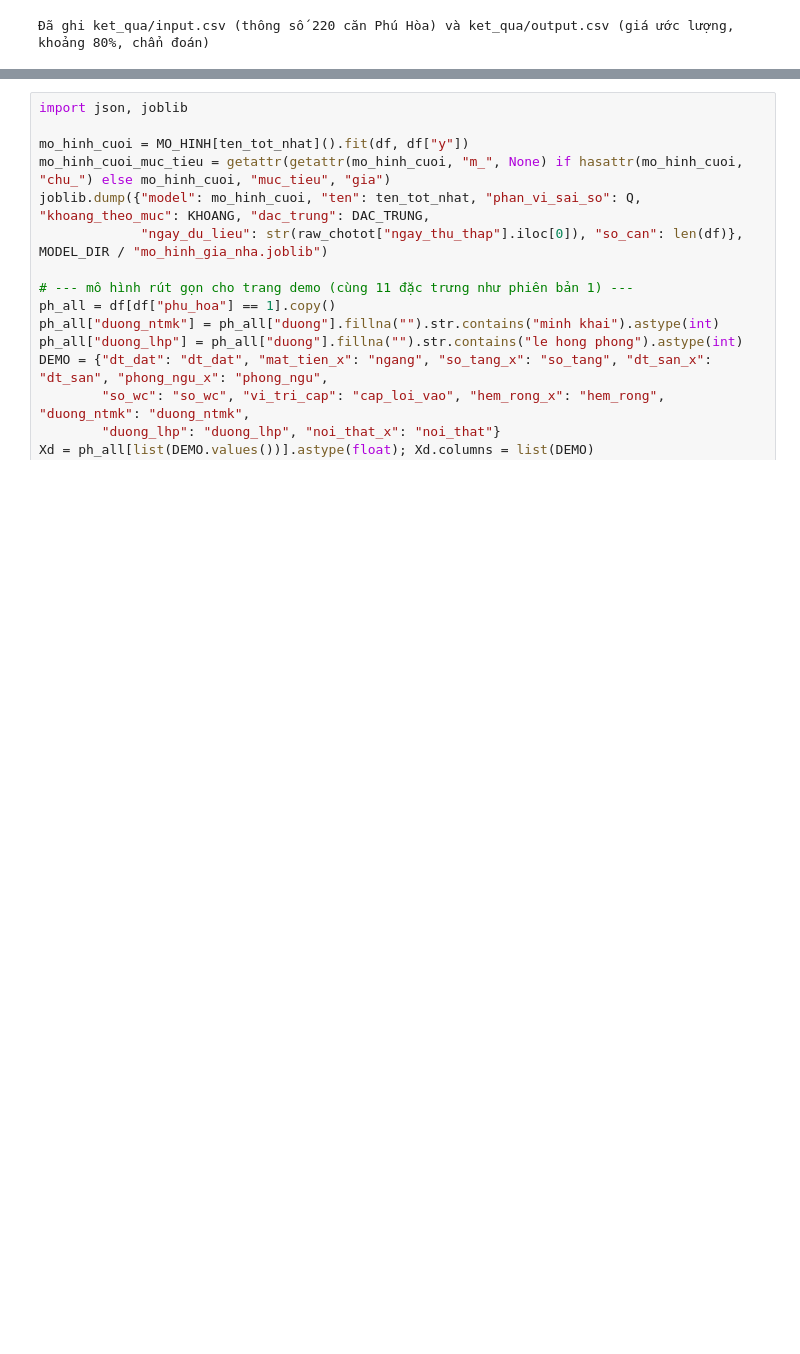
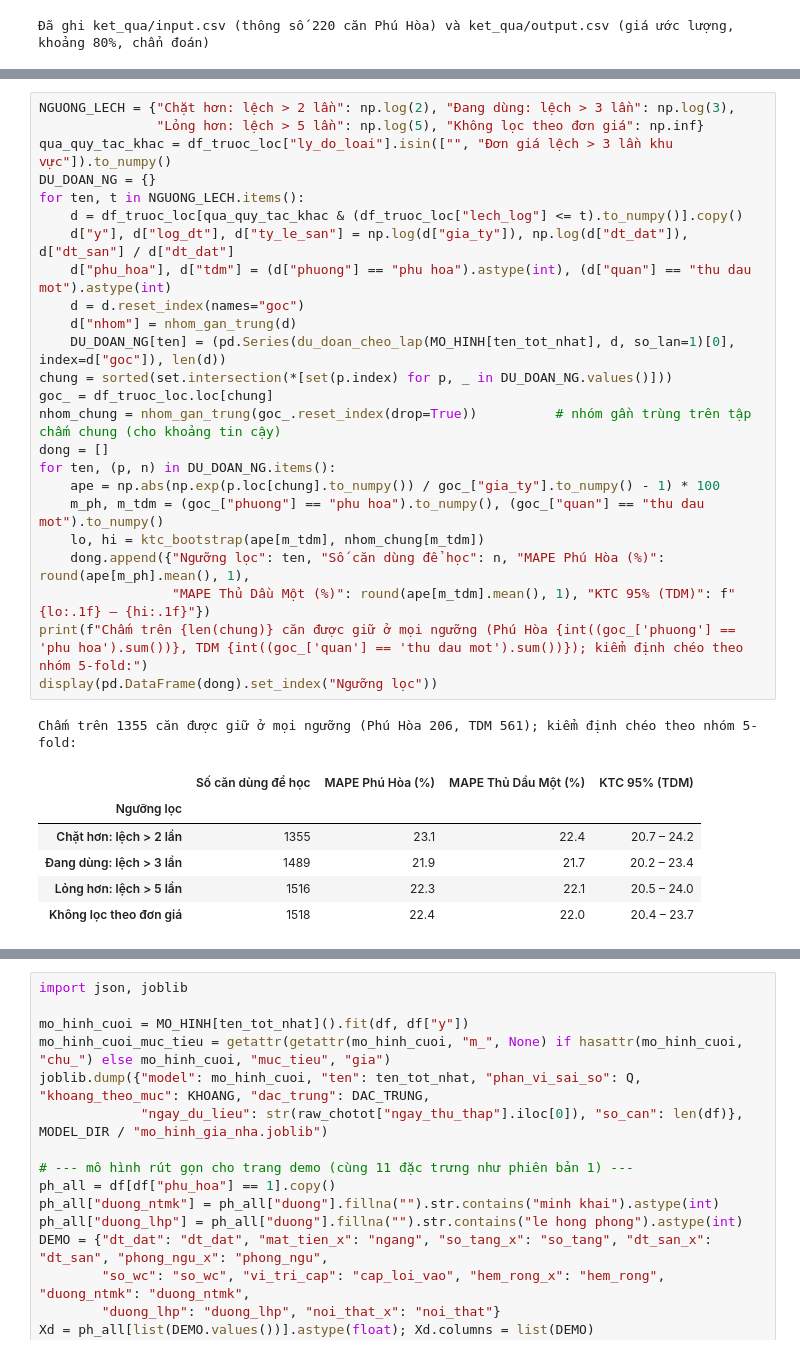
Before and after one commit to 2324801030095-cloud/Project_Du-doan-gia-nha, a Jupyter notebook: notebooks/2324801030095.ipynb, the cells around one changed output, grey strips where cells are left out. Saved outputs shown, nothing was run; the diff lists cells and outputs as text; blank space fills up the shorter version.

```diff
--- a/notebooks/2324801030095.ipynb
+++ b/notebooks/2324801030095.ipynb
@@ -1081,0 +1158,32 @@ print("Đã ghi ket_qua/input.csv (thông số", len(xuat), "căn Phú Hòa) và
+# %%
+NGUONG_LECH = {"Chặt hơn: lệch > 2 lần": np.log(2), "Đang dùng: lệch > 3 lần": np.log(3),
+               "Lỏng hơn: lệch > 5 lần": np.log(5), "Không lọc theo đơn giá": np.inf}
+qua_quy_tac_khac = df_truoc_loc["ly_do_loai"].isin(["", "Đơn giá lệch > 3 lần khu vực"]).to_numpy()
+DU_DOAN_NG = {}
+for ten, t in NGUONG_LECH.items():
+    d = df_truoc_loc[qua_quy_tac_khac & (df_truoc_loc["lech_log"] <= t).to_numpy()].copy()
+    d["y"], d["log_dt"], d["ty_le_san"] = np.log(d["gia_ty"]), np.log(d["dt_dat"]), d["dt_san"] / d["dt_dat"]
+    d["phu_hoa"], d["tdm"] = (d["phuong"] == "phu hoa").astype(int), (d["quan"] == "thu dau mot").astype(int)
+    d = d.reset_index(names="goc")
+    d["nhom"] = nhom_gan_trung(d)
+    DU_DOAN_NG[ten] = (pd.Series(du_doan_cheo_lap(MO_HINH[ten_tot_nhat], d, so_lan=1)[0], index=d["goc"]), len(d))
+chung = sorted(set.intersection(*[set(p.index) for p, _ in DU_DOAN_NG.values()]))
+goc_ = df_truoc_loc.loc[chung]
+nhom_chung = nhom_gan_trung(goc_.reset_index(drop=True))          # nhóm gần trùng trên tập chấm chung (cho khoảng tin cậy)
+dong = []
+for ten, (p, n) in DU_DOAN_NG.items():
+    ape = np.abs(np.exp(p.loc[chung].to_numpy()) / goc_["gia_ty"].to_numpy() - 1) * 100
+    m_ph, m_tdm = (goc_["phuong"] == "phu hoa").to_numpy(), (goc_["quan"] == "thu dau mot").to_numpy()
+    lo, hi = ktc_bootstrap(ape[m_tdm], nhom_chung[m_tdm])
+    dong.append({"Ngưỡng lọc": ten, "Số căn dùng để học": n, "MAPE Phú Hòa (%)": round(ape[m_ph].mean(), 1),
+                 "MAPE Thủ Dầu Một (%)": round(ape[m_tdm].mean(), 1), "KTC 95% (TDM)": f"{lo:.1f} – {hi:.1f}"})
+print(f"Chấm trên {len(chung)} căn được giữ ở mọi ngưỡng (Phú Hòa {int((goc_['phuong'] == 'phu hoa').sum())}, TDM {int((goc_['quan'] == 'thu dau mot').sum())}); kiểm định chéo theo nhóm 5-fold:")
+display(pd.DataFrame(dong).set_index("Ngưỡng lọc"))
+# %% [output]
+Chấm trên 1355 căn được giữ ở mọi ngưỡng (Phú Hòa 206, TDM 561); kiểm định chéo theo nhóm 5-fold:
+|  | Số căn dùng để học | MAPE Phú Hòa (%) | MAPE Thủ Dầu Một (%) | KTC 95% (TDM) |
+| Ngưỡng lọc |  |  |  |  |
+| Chặt hơn: lệch > 2 lần | 1355 | 23.1 | 22.4 | 20.7 – 24.2 |
+| Đang dùng: lệch > 3 lần | 1489 | 21.9 | 21.7 | 20.2 – 23.4 |
+| Lỏng hơn: lệch > 5 lần | 1516 | 22.3 | 22.1 | 20.5 – 24.0 |
+| Không lọc theo đơn giá | 1518 | 22.4 | 22.0 | 20.4 – 23.7 |
```
Also changed, not shown: parts of 10 cells of this notebook, 9 other files.
